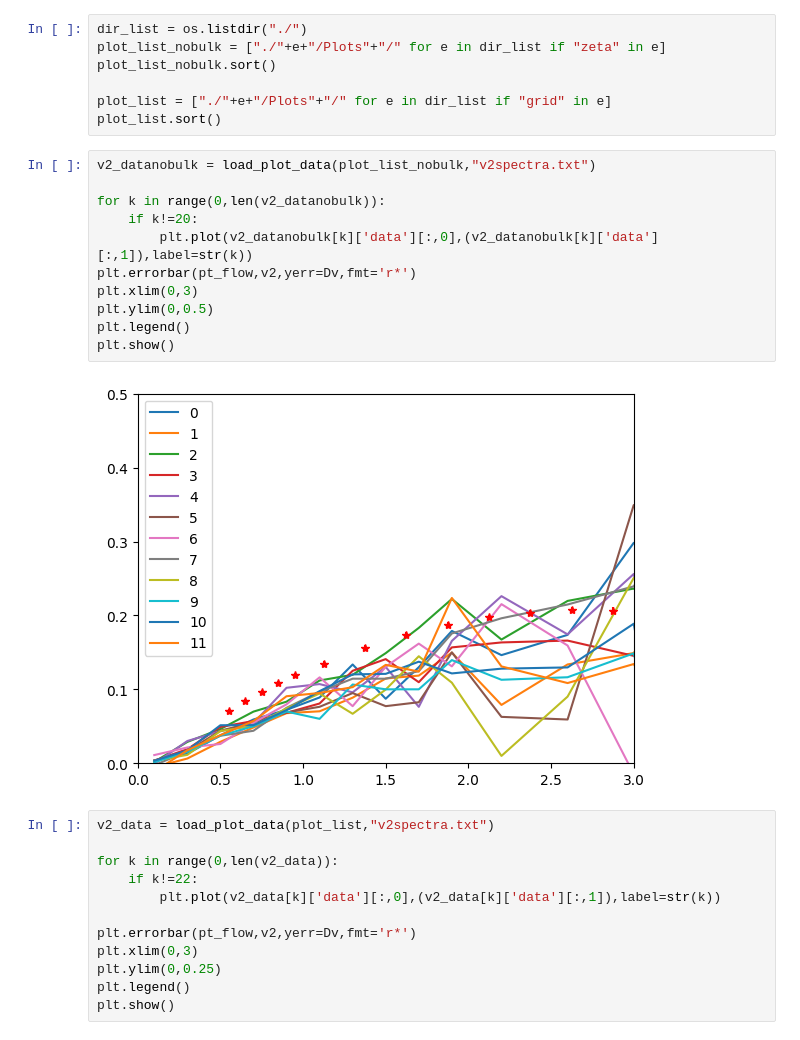
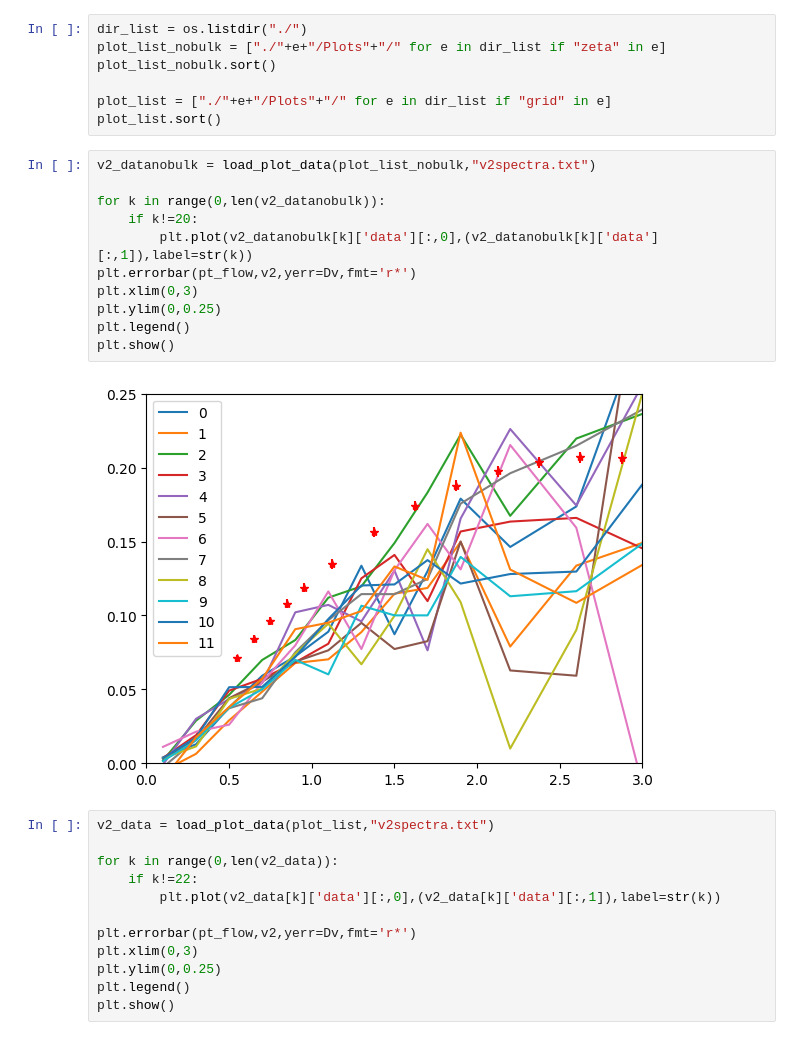
Before and after one commit to fafafrens/smash-vhlle-hybrid-python, a Jupyter notebook: plots_v2.ipynb, the cells around one changed output. Cells and saved outputs as stored; diff of their text form.

```diff
--- a/plots_v2.ipynb
+++ b/plots_v2.ipynb
@@ -67,16 +68,16 @@ plot_list.sort()
 # %%
 v2_datanobulk = load_plot_data(plot_list_nobulk,"v2spectra.txt")
 
 for k in range(0,len(v2_datanobulk)):
     if k!=20:
         plt.plot(v2_datanobulk[k]['data'][:,0],(v2_datanobulk[k]['data'][:,1]),label=str(k))
 plt.errorbar(pt_flow,v2,yerr=Dv,fmt='r*')
 plt.xlim(0,3)
-plt.ylim(0,0.5)
+plt.ylim(0,0.25)
 plt.legend()
 plt.show()
 # %% [output]
-[figure, old version]
+[figure, new version]
 # %%
 v2_data = load_plot_data(plot_list,"v2spectra.txt")
 
```
Also changed, not shown: parts of 8 cells of this notebook, 2 other files.
